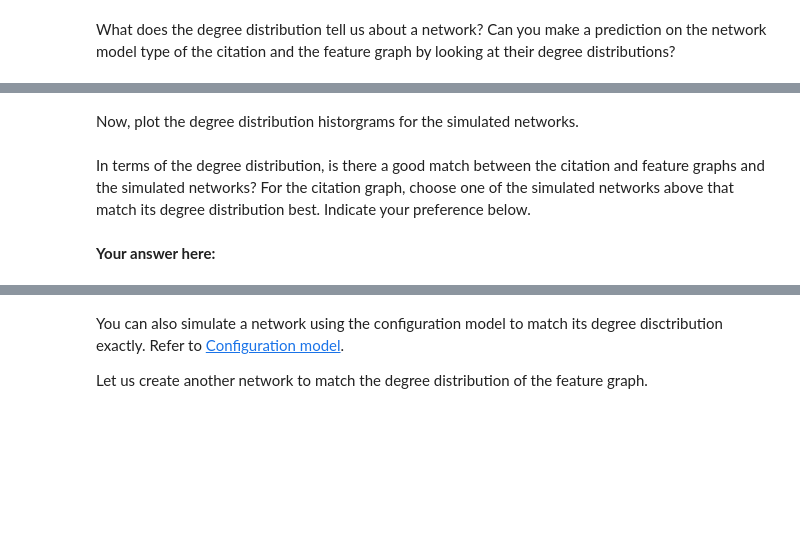
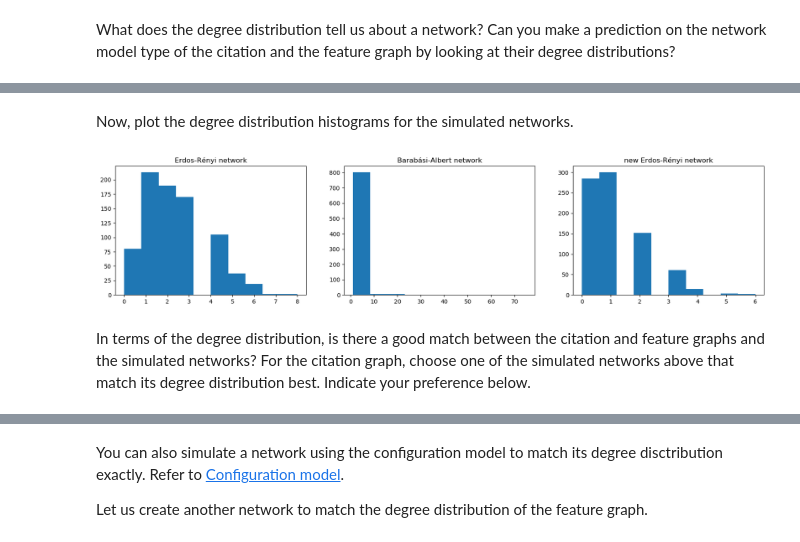
Before and after one commit to misterw97/ntds_2019, a Jupyter notebook: assignments/1_network_science.ipynb, the cells around one changed output, grey strips where cells are left out. Saved outputs shown, nothing was run; the diff lists cells and outputs as text; code cells hidden in the pictures; blank space fills up the shorter version.

```diff
--- a/assignments/1_network_science.ipynb
+++ b/assignments/1_network_science.ipynb
@@ -638,5 +648,5 @@ How do you determine the preferential attachment parameter for Barabási–Alber
 # %%
-q = # Your code here.
+q = int(m/n)
 G_ba = nx.barabasi_albert_graph(n, q)
 # %% [markdown]
 Check the number of edges in the Barabási–Albert graph.
@@ -646,4 +658,8 @@ print('My Barabási-Albert network that simulates the citation graph has {} edge
 ### Question 5: Giant Component
 # %% [markdown]
 Check the size of the largest connected component in the citation and feature graphs.
+# %%
+def get_giant_component(graph):
+    Gcc = sorted(nx.connected_component_subgraphs(graph), key=len, reverse=True)
+    return Gcc[0]
 # %%
@@ -652,3 +670,3 @@ print('The giant component of the citation graph has {} nodes and {} edges.'.for
 # %%
-giant_feature = # Your code here.
+giant_feature = get_giant_component(G_feature)
 print('The giant component of the feature graph has {} nodes and {} edges.'.format(giant_feature.number_of_nodes(), giant_feature.size()))
@@ -669,0 +691,10 @@ G_er_new = nx.erdos_renyi_graph(n, p_new)
+# %%
+Ng = giant_feature.number_of_nodes()
+N = n
+print(f'Number of nodes in network (N): {N}')
+print(f'Wanted number of nodes in GC (Ng): {Ng}')
+print(f'That is to say N-Ng (= {N-Ng}) nodes not in GC...')
+print(f'We know that the probability for a node not to be in Gc is (1-p)**Ng')
+print(f'So we should have N*(1-p)**Ng = N-Ng <=> p = 1 - ((N-Ng)/N)**(1/Ng)')
+p_new = 1 - ((N-Ng)/N)**(1/Ng)
+print(f'Finally, p = {p_new}')
@@ -692,18 +746,18 @@ What does the degree distribution tell us about a network? Can you make a predic
 # %% [markdown]
-Now, plot the degree distribution historgrams for the simulated networks.
+Now, plot the degree distribution histograms for the simulated networks.
 # %%
-fig, axes = plt.subplots(1, 3, figsize=(20, 6))
+fig, axes = plt.subplots(1, 3, figsize=(20, 4))
 axes[0].set_title('Erdos-Rényi network')
-er_degrees = # Your code here.
+er_degrees = [G_er.degree(n) for n in G_er.nodes()]
 axes[0].hist(er_degrees);
 axes[1].set_title('Barabási-Albert network')
-ba_degrees = # Your code here.
+ba_degrees = [G_ba.degree(n) for n in G_ba.nodes()]
 axes[1].hist(ba_degrees);
 axes[2].set_title('new Erdos-Rényi network')
-er_new_degrees = # Your code here.
+er_new_degrees = [G_er_new.degree(n) for n in G_er_new.nodes()]
 axes[2].hist(er_new_degrees);
+# %% [output]
+[figure, added]
 # %% [markdown]
 In terms of the degree distribution, is there a good match between the citation and feature graphs and the simulated networks?
 For the citation graph, choose one of the simulated networks above that match its degree distribution best. Indicate your preference below.
-# %% [markdown]
-**Your answer here:**
```
Also changed, not shown: parts of 41 cells of this notebook.
